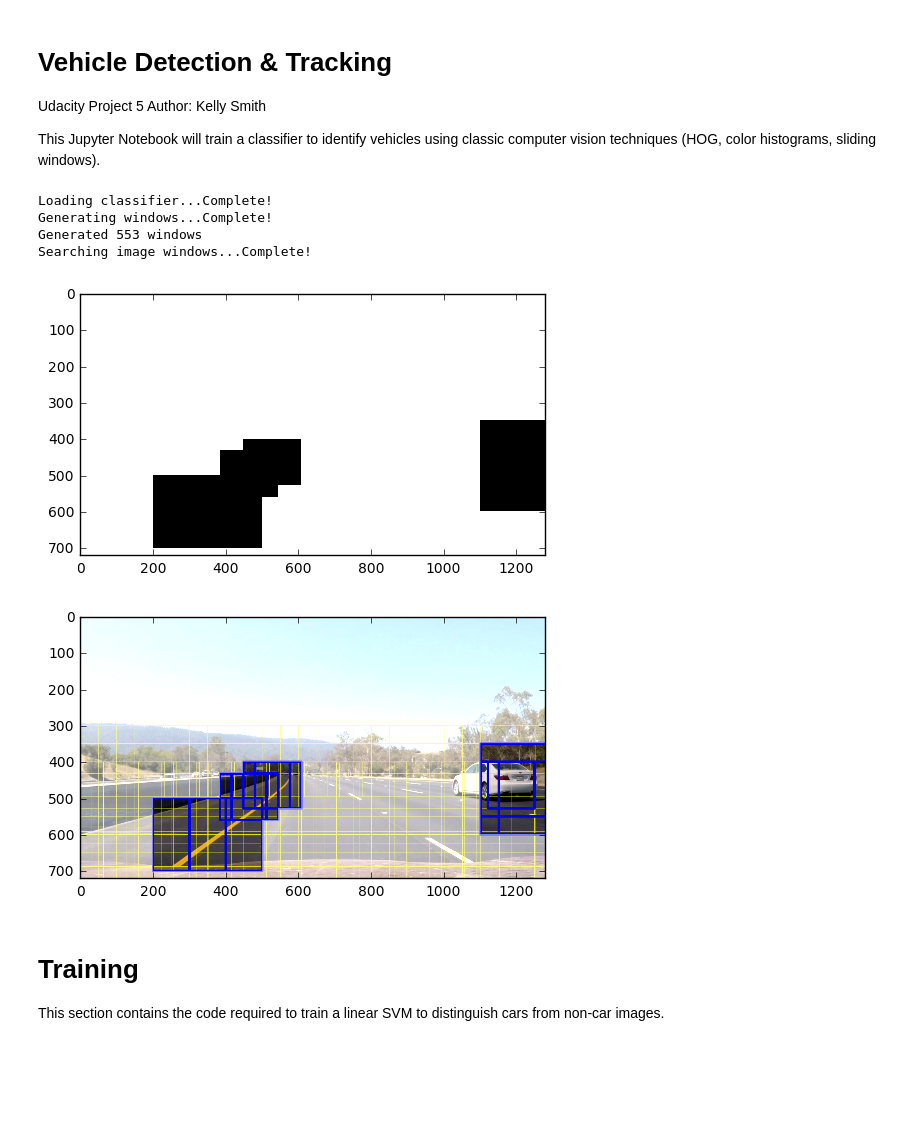
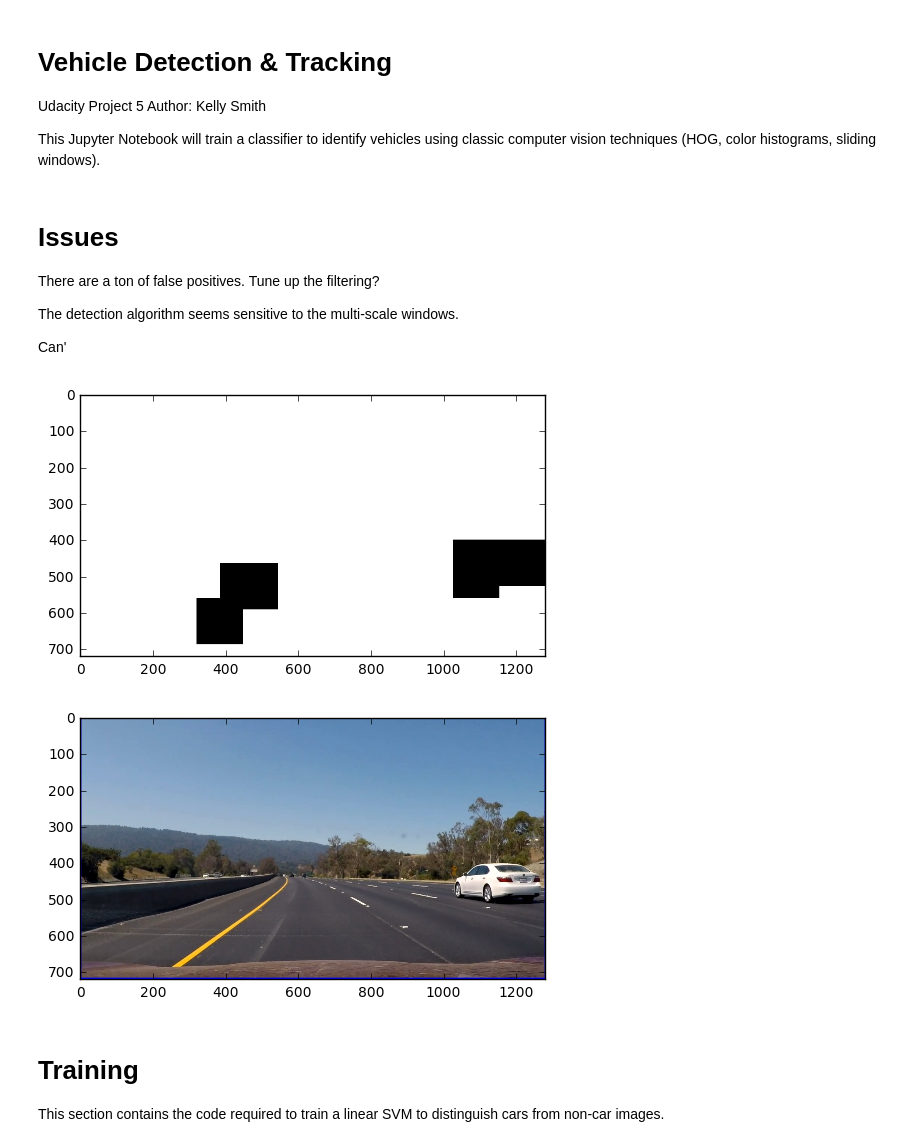
Before and after one commit to ksmith6/vehicle_detection, a Jupyter notebook: Vehicle_Detection_and_Tracking.ipynb, the cells around one changed output. Drawn from its saved outputs; the diff is of its cells as text; code cells hidden in the pictures; blank space fills up the shorter version.

Commit message:
Trying to get new heatmap approach to work.

```diff
--- a/Vehicle_Detection_and_Tracking.ipynb
+++ b/Vehicle_Detection_and_Tracking.ipynb
@@ -22,43 +22,41 @@ from skimage.feature import hog
 # Define constants for the pipeline
 trainingDataFilename = "trainingData.p"
 classifierFilename = "classifier.p"
+# %% [markdown]
+# Issues
+
+There are a ton of false positives.  Tune up the filtering?
+
+The detection algorithm seems sensitive to the multi-scale windows.
+
+Can'
 # %%
 color_space = 'HLS' # Can be RGB, HSV, LUV, HLS, YUV, YCrCb
 
 # HOG Tuning Knobs
 hog_feat = True # HOG features on or off
 orient = 12  # HOG orientations
 pix_per_cell = 4 # HOG pixels per cell
 cell_per_block = 2 # HOG cells per block
 hog_channel = 0 # Can be 0, 1, 2, or "ALL"
 
 # Spatial Features Knobs
 spatial_feat = False # True # Spatial features on or off
 spatial_size = (16, 16) # Spatial binning dimensions
 
 # Color Histogram Feature Knobs
 hist_bins = 20    # Number of histogram bins
 hist_feat = True # Histogram features on or off
 
-HeatMapThreshold = 150
-# y_start_stop = [300, 720] # Min and max in y to search in slide_window()
+HeatMapThreshold = 100
 
-image = mpimg.imread('frames/frame265.jpg')
+image = mpimg.imread('frames/frame255.jpg')
 # image2 = mpimg.imread('frames/frame202.jpg')
 heatmap = HeatMap(image)
-test(image, Retrain=False, Debug=True, Mini=True)
-# test(mpimg.imread('frames/frame266.jpg'), Retrain=False, Debug=True, Mini=True)
-# test(mpimg.imread('frames/frame267.jpg'), Retrain=False, Debug=True, Mini=True)
-
-
-# test(image2)
+test(image, Retrain=False, Debug=False, Mini=True)
 # %% [output]
-Loading classifier...Complete!
-Generating windows...Complete!
-Generated 553 windows
-Searching image windows...Complete!
-[figure, old version]
+[figure, new version]
-[figure, old version]
+[figure, new version]
 # %%
 """
 This is the test function for executing the overall pipeline on a single image.
```
Also changed, not shown: parts of 4 cells of this notebook.
